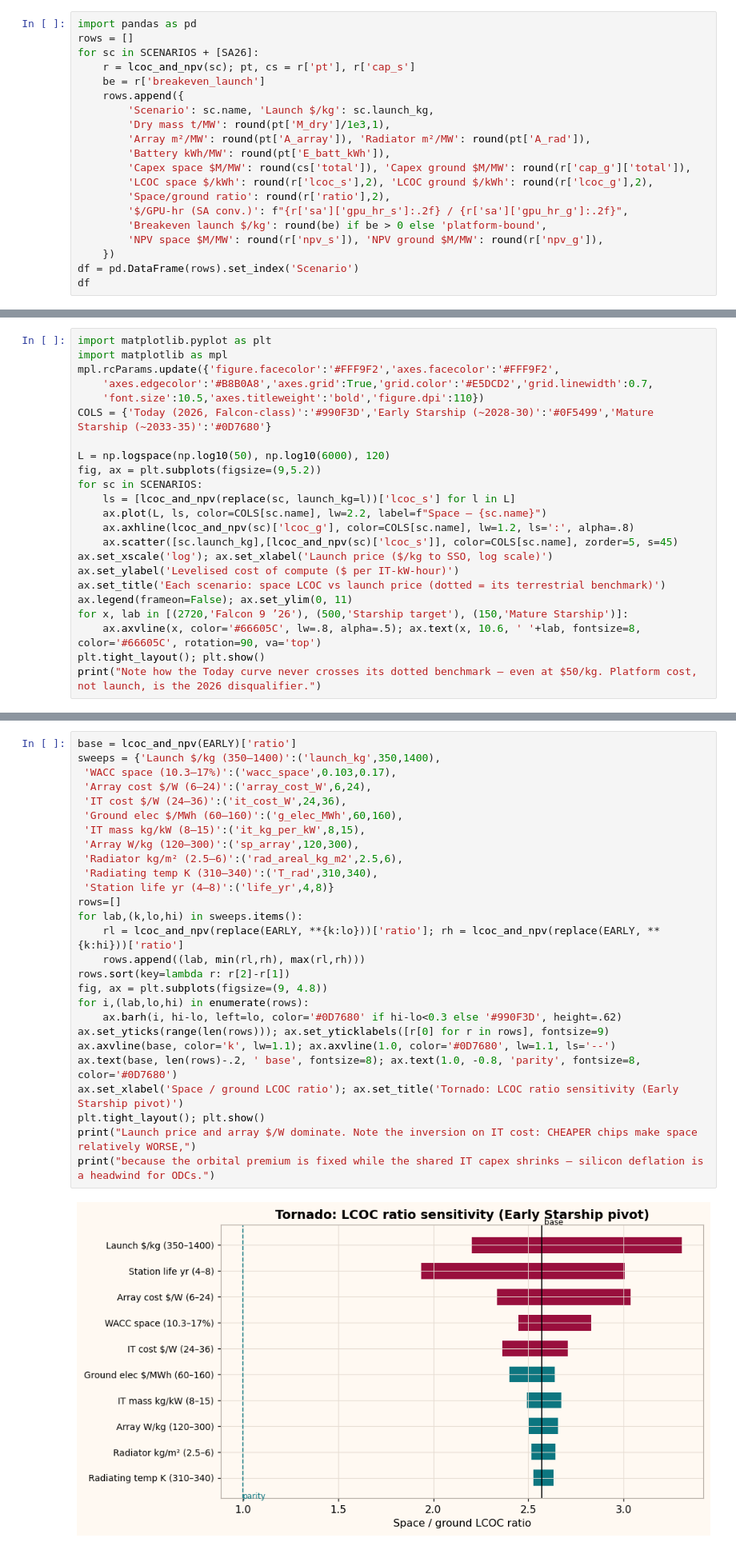
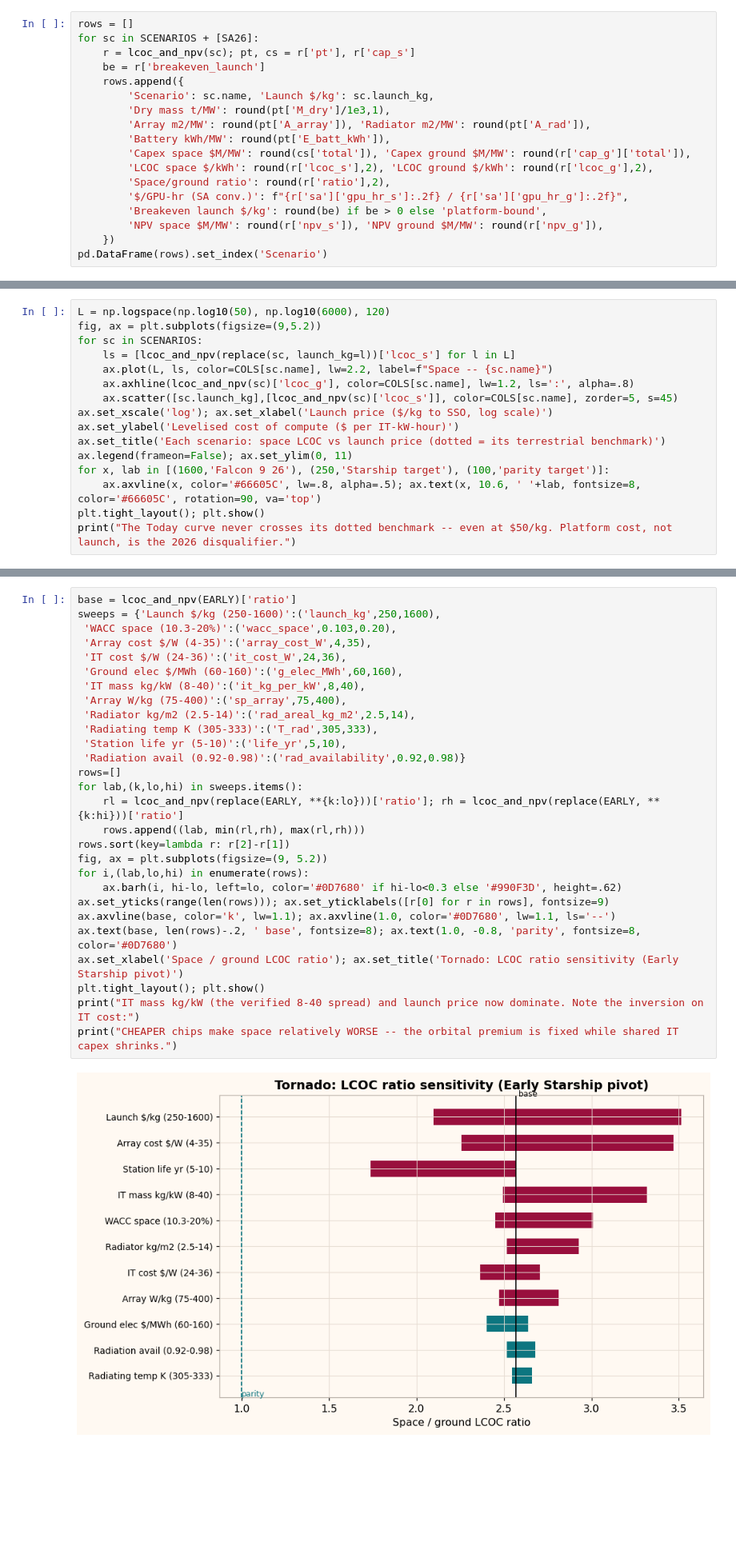
Before and after one commit to ferhat00/space-datacentre-model, a Jupyter notebook: notebooks/orbital_datacentre_viability.ipynb, the cells around one changed output, grey strips where cells are left out. Shown at 80% size. Saved outputs shown, nothing was run; the diff lists cells and outputs as text; blank space fills up the shorter version.

```diff
--- a/notebooks/orbital_datacentre_viability.ipynb
+++ b/notebooks/orbital_datacentre_viability.ipynb
@@ -359,7 +71,6 @@ All invariants PASS  ✓  (thermal closure, EOL power+recharge closure, battery
 # %% [markdown]
 ## 3 · Scenario comparison — the headline table
 # %%
-import pandas as pd
 rows = []
 for sc in SCENARIOS + [SA26]:
     r = lcoc_and_npv(sc); pt, cs = r['pt'], r['cap_s']
@@ -367,7 +78,7 @@ for sc in SCENARIOS + [SA26]:
     rows.append({
         'Scenario': sc.name, 'Launch $/kg': sc.launch_kg,
         'Dry mass t/MW': round(pt['M_dry']/1e3,1),
-        'Array m²/MW': round(pt['A_array']), 'Radiator m²/MW': round(pt['A_rad']),
+        'Array m2/MW': round(pt['A_array']), 'Radiator m2/MW': round(pt['A_rad']),
         'Battery kWh/MW': round(pt['E_batt_kWh']),
         'Capex space $M/MW': round(cs['total']), 'Capex ground $M/MW': round(r['cap_g']['total']),
         'LCOC space $/kWh': round(r['lcoc_s'],2), 'LCOC ground $/kWh': round(r['lcoc_g'],2),
@@ -376,6 +87,5 @@ for sc in SCENARIOS + [SA26]:
         'Breakeven launch $/kg': round(be) if be > 0 else 'platform-bound',
         'NPV space $M/MW': round(r['npv_s']), 'NPV ground $M/MW': round(r['npv_g']),
     })
-df = pd.DataFrame(rows).set_index('Scenario')
-df
+pd.DataFrame(rows).set_index('Scenario')
 # %% [output]
@@ -449,26 +181,19 @@ two paths is, precisely, the value of Earth's interconnect queues to the orbital
 # %% [markdown]
 ## 5 · LCOC vs launch price — where the curves cross
 # %%
-import matplotlib.pyplot as plt
-import matplotlib as mpl
-mpl.rcParams.update({'figure.facecolor':'#FFF9F2','axes.facecolor':'#FFF9F2',
-    'axes.edgecolor':'#B8B0A8','axes.grid':True,'grid.color':'#E5DCD2','grid.linewidth':0.7,
-    'font.size':10.5,'axes.titleweight':'bold','figure.dpi':110})
-COLS = {'Today (2026, Falcon-class)':'#990F3D','Early Starship (~2028-30)':'#0F5499','Mature Starship (~2033-35)':'#0D7680'}
-
 L = np.logspace(np.log10(50), np.log10(6000), 120)
 fig, ax = plt.subplots(figsize=(9,5.2))
 for sc in SCENARIOS:
     ls = [lcoc_and_npv(replace(sc, launch_kg=l))['lcoc_s'] for l in L]
-    ax.plot(L, ls, color=COLS[sc.name], lw=2.2, label=f"Space — {sc.name}")
+    ax.plot(L, ls, color=COLS[sc.name], lw=2.2, label=f"Space -- {sc.name}")
     ax.axhline(lcoc_and_npv(sc)['lcoc_g'], color=COLS[sc.name], lw=1.2, ls=':', alpha=.8)
     ax.scatter([sc.launch_kg],[lcoc_and_npv(sc)['lcoc_s']], color=COLS[sc.name], zorder=5, s=45)
 ax.set_xscale('log'); ax.set_xlabel('Launch price ($/kg to SSO, log scale)')
 ax.set_ylabel('Levelised cost of compute ($ per IT-kW-hour)')
 ax.set_title('Each scenario: space LCOC vs launch price (dotted = its terrestrial benchmark)')
 ax.legend(frameon=False); ax.set_ylim(0, 11)
-for x, lab in [(2720,'Falcon 9 ’26'), (500,'Starship target'), (150,'Mature Starship')]:
+for x, lab in [(1600,'Falcon 9 26'), (250,'Starship target'), (100,'parity target')]:
     ax.axvline(x, color='#66605C', lw=.8, alpha=.5); ax.text(x, 10.6, ' '+lab, fontsize=8, color='#66605C', rotation=90, va='top')
 plt.tight_layout(); plt.show()
-print("Note how the Today curve never crosses its dotted benchmark — even at $50/kg. Platform cost, not launch, is the 2026 disqualifier.")
+print("The Today curve never crosses its dotted benchmark -- even at $50/kg. Platform cost, not launch, is the 2026 disqualifier.")
 # %% [output]
@@ -511,29 +236,30 @@ One-at-a-time sweeps around the **Early Starship** pivot scenario, on the space/
 # %%
 base = lcoc_and_npv(EARLY)['ratio']
-sweeps = {'Launch $/kg (350–1400)':('launch_kg',350,1400),
- 'WACC space (10.3–17%)':('wacc_space',0.103,0.17),
- 'Array cost $/W (6–24)':('array_cost_W',6,24),
- 'IT cost $/W (24–36)':('it_cost_W',24,36),
- 'Ground elec $/MWh (60–160)':('g_elec_MWh',60,160),
- 'IT mass kg/kW (8–15)':('it_kg_per_kW',8,15),
- 'Array W/kg (120–300)':('sp_array',120,300),
- 'Radiator kg/m² (2.5–6)':('rad_areal_kg_m2',2.5,6),
- 'Radiating temp K (310–340)':('T_rad',310,340),
- 'Station life yr (4–8)':('life_yr',4,8)}
+sweeps = {'Launch $/kg (250-1600)':('launch_kg',250,1600),
+ 'WACC space (10.3-20%)':('wacc_space',0.103,0.20),
+ 'Array cost $/W (4-35)':('array_cost_W',4,35),
+ 'IT cost $/W (24-36)':('it_cost_W',24,36),
+ 'Ground elec $/MWh (60-160)':('g_elec_MWh',60,160),
+ 'IT mass kg/kW (8-40)':('it_kg_per_kW',8,40),
+ 'Array W/kg (75-400)':('sp_array',75,400),
+ 'Radiator kg/m2 (2.5-14)':('rad_areal_kg_m2',2.5,14),
+ 'Radiating temp K (305-333)':('T_rad',305,333),
+ 'Station life yr (5-10)':('life_yr',5,10),
+ 'Radiation avail (0.92-0.98)':('rad_availability',0.92,0.98)}
 rows=[]
 for lab,(k,lo,hi) in sweeps.items():
     rl = lcoc_and_npv(replace(EARLY, **{k:lo}))['ratio']; rh = lcoc_and_npv(replace(EARLY, **{k:hi}))['ratio']
     rows.append((lab, min(rl,rh), max(rl,rh)))
 rows.sort(key=lambda r: r[2]-r[1])
-fig, ax = plt.subplots(figsize=(9, 4.8))
+fig, ax = plt.subplots(figsize=(9, 5.2))
 for i,(lab,lo,hi) in enumerate(rows):
     ax.barh(i, hi-lo, left=lo, color='#0D7680' if hi-lo<0.3 else '#990F3D', height=.62)
 ax.set_yticks(range(len(rows))); ax.set_yticklabels([r[0] for r in rows], fontsize=9)
 ax.axvline(base, color='k', lw=1.1); ax.axvline(1.0, color='#0D7680', lw=1.1, ls='--')
 ax.text(base, len(rows)-.2, ' base', fontsize=8); ax.text(1.0, -0.8, 'parity', fontsize=8, color='#0D7680')
 ax.set_xlabel('Space / ground LCOC ratio'); ax.set_title('Tornado: LCOC ratio sensitivity (Early Starship pivot)')
 plt.tight_layout(); plt.show()
-print("Launch price and array $/W dominate. Note the inversion on IT cost: CHEAPER chips make space relatively WORSE,")
-print("because the orbital premium is fixed while the shared IT capex shrinks — silicon deflation is a headwind for ODCs.")
+print("IT mass kg/kW (the verified 8-40 spread) and launch price now dominate. Note the inversion on IT cost:")
+print("CHEAPER chips make space relatively WORSE -- the orbital premium is fixed while shared IT capex shrinks.")
 # %% [output]
-[figure, old version]
+[figure, new version]
```
Also changed, not shown: parts of 45 cells of this notebook, 20 other files.
